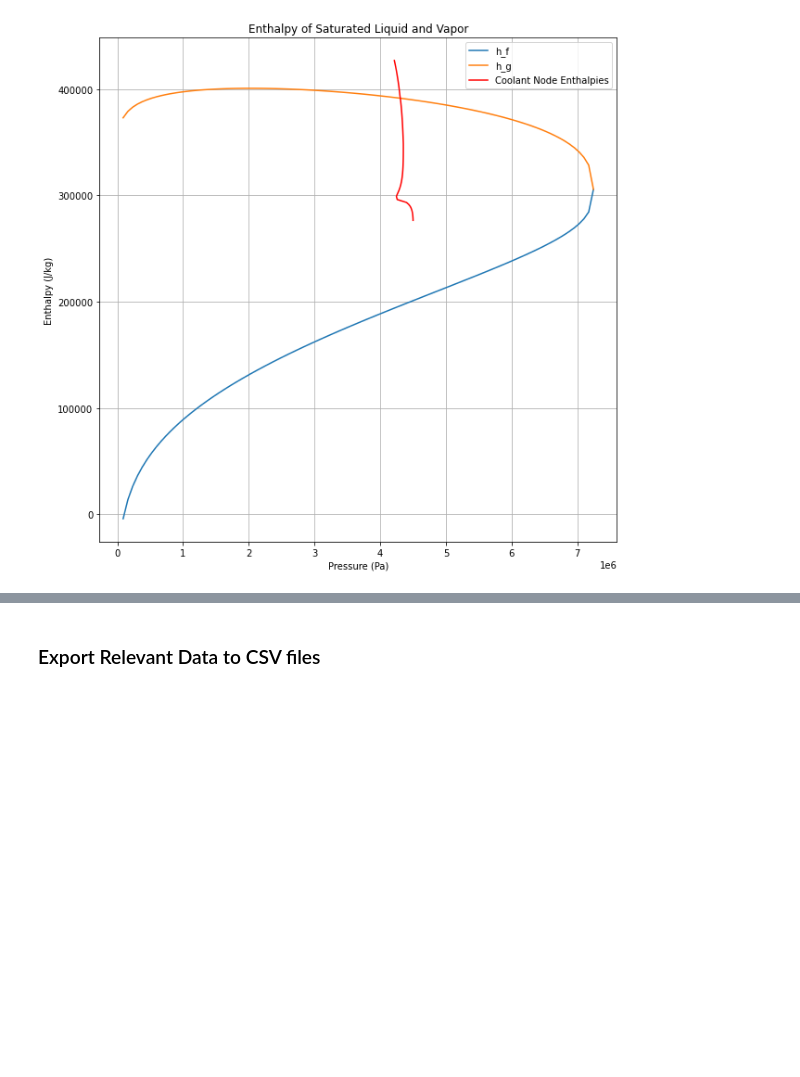
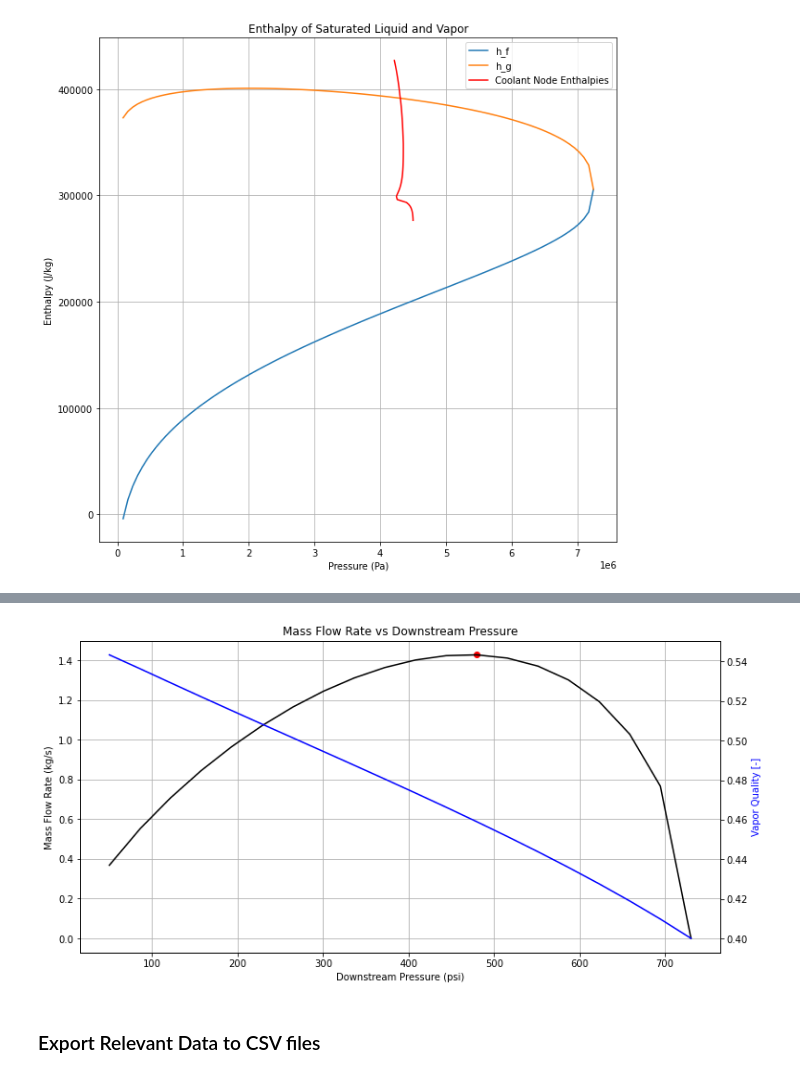
Before and after one commit to Project-Liquid/TheRocket, a Jupyter notebook: TheEngine/Regen Solver/hemsolver.ipynb, the cells around one changed output, grey strips where cells are left out. Cells and saved outputs as stored; diff of their text form; code cells hidden in the pictures; blank space fills up the shorter version.

Commit message:
Add Critical Mass Flow Rate Estimation

```diff
--- a/TheEngine/Regen Solver/hemsolver.ipynb
+++ b/TheEngine/Regen Solver/hemsolver.ipynb
@@ -2027,8 +2022,15 @@ Also, instead of solving for the mass flow rate, we can assume it being a known
 # %%
 nodef = nodesc[-1] # final node
 
+# define mass flow rate calculation functions
+def mdot_SPI(C_D, A_o, rho_1, P_1, P_2):
+    return C_D * A_o * np.sqrt(2 * rho_1 * (P_1 - P_2)) # [kg/s] - mass flow rate of coolant
+
+def mdot_HEM(C_D, A_o, rho_2, h_1, h_2):
+    return C_D * A_o * rho_2* np.sqrt(2 * (h_1 - h_2)) # [kg/s] - mass flow rate of coolant
+
 # define values for injector parameters
-C_D = 0.7 # [-] - discharge coefficient for coolant flow
+C_D = 0.66 # [-] - discharge coefficient for coolant flow
 A_o = 0.0001 # [m^2] - area of injector
 
 # calculate values for injector parameters
@@ -2071,0 +2077,74 @@ Pressure drop across injector (SPI): 2.80870764627339 [MPa]
+# %%
+# define values for injector parameters
+C_D = 0.66 # [-] - discharge coefficient for coolant flow
+A_o = 0.0001 # [m^2] - area of injector
+X_1 = 0.4 # [-] - vapor quality of coolant before entering injector
+T_1 = 293 # [K] - temperature of coolant before entering injector
+
+# calculated values for injector parameters
+# define range of downstream pressures to use
+P_1 = P_sat(T_1) # [Pa] - pressure of coolant before entering injector
+P_2_min = 50 * 6894.76 # [Pa] - minimum downstream pressure to use
+P_2_list = np.linspace(P_2_min, P_1, 20) # [Pa] - range of downstream pressures to use
+
+# calculate h_1
+h_1 = PropsSI('H', 'P', P_1, 'Q', X_1, coolant_name) # [J/kg] - enthalpy of coolant before entering injector
+s_1 = PropsSI('S', 'P', P_1, 'Q', X_1, coolant_name) # [J/kg/K] - entropy of coolant before entering injector
+
+# calculate h_2 for range of downstream pressures
+h_2_list = np.zeros_like(P_2_list)
+for i, P_2 in enumerate(P_2_list):
+    h_2_list[i] = PropsSI('H', 'P', P_2, 'S', s_1, coolant_name) # [J/kg] - enthalpy of coolant after entering injector
+
+# calculate rho_2 for range of downstream pressures
+rho_2_list = np.zeros_like(P_2_list)
+for i, P_2 in enumerate(P_2_list):
+    rho_2_list[i] = PropsSI('D', 'P', P_2, 'S', s_1, coolant_name) # [kg/m^3] - density of chamber nitrous estimate
+
+# calculate mass flow rate for range of downstream pressures
+mdot_list = mdot_HEM(C_D, A_o, rho_2_list, h_1, h_2_list) # [kg/s] - mass flow rate of coolant for range of downstream pressures
+# calculate exit vapor quality for range of downstream pressures
+X_2_list = np.zeros_like(P_2_list)
+for i, P_2 in enumerate(P_2_list):
+    X_2_list[i] = PropsSI('Q', 'P', P_2, 'S', s_1, coolant_name) # [-] - vapor quality of coolant after entering injector
+
+
+# plot mass flow rate  versus downstream pressure
+fig, axs = plt.subplots(figsize = (12, 6))
+fig.set_facecolor('white')
+axs.plot(P_2_list / 6894.76, mdot_list, color = "k", label = "Mass Flow Rate") # plot using psi for downstream pressure
+axs.grid()
+axs.set_xlabel("Downstream Pressure (psi)")
+axs.set_ylabel("Mass Flow Rate (kg/s)")
+axs.set_title("Mass Flow Rate vs Downstream Pressure")
+# find and plot maximum point
+max_mdot = max(mdot_list)
+max_P_2 = P_2_list[np.argmax(mdot_list)]
+plt.scatter(max_P_2 / 6894.76, max_mdot, color = "r", label = "Critical Pressure")
+# plot vapor quality on sister axis
+axs2 = axs.twinx()
+axs2.plot(P_2_list / 6894.76, X_2_list, color = "b", label = "Downstream Vapor Quality")
+axs2.set_ylabel("Vapor Quality [-]", color = "b")
+
+print("Critical mass flow rate:", max_mdot, "[kg/s] at downstream pressure:", max_P_2 / 6894.76, "[psi]")
+
+'''
+# plot h_2 versus downstream pressure
+fig, axs = plt.subplots(figsize = (12, 6))
+fig.set_facecolor('white')
+axs.plot(P_2_list / 6894.76, h_2_list, color = "coral") # plot using psi for downstream pressure
+axs.grid()
+axs.set_xlabel("Downstream Pressure (psi)")
+axs.set_ylabel("Enthalpy (J/kg)")
+axs.set_title("Enthalpy vs Downstream Pressure")
+
+# plot rho_2 versus downstream pressure
+fig, axs = plt.subplots(figsize = (12, 6))
+fig.set_facecolor('white')
+axs.plot(P_2_list / 6894.76, rho_2_list, color = "aqua") # plot using psi for downstream pressure
+axs.grid()
+axs.set_xlabel("Downstream Pressure (psi)")
+axs.set_ylabel("Density (kg/m^3)")
+axs.set_title("Downstream Density vs Downstream Pressure")
+'''
+# %% [output]
@@ -2072,3 +2153,4 @@ Pressure drop across injector (SPI): 2.80870764627339 [MPa]
+[figure, added]
 # %% [markdown]
 ### Export Relevant Data to CSV files
 # %%
```
Also changed, not shown: parts of 5 cells of this notebook, 5 other files.
